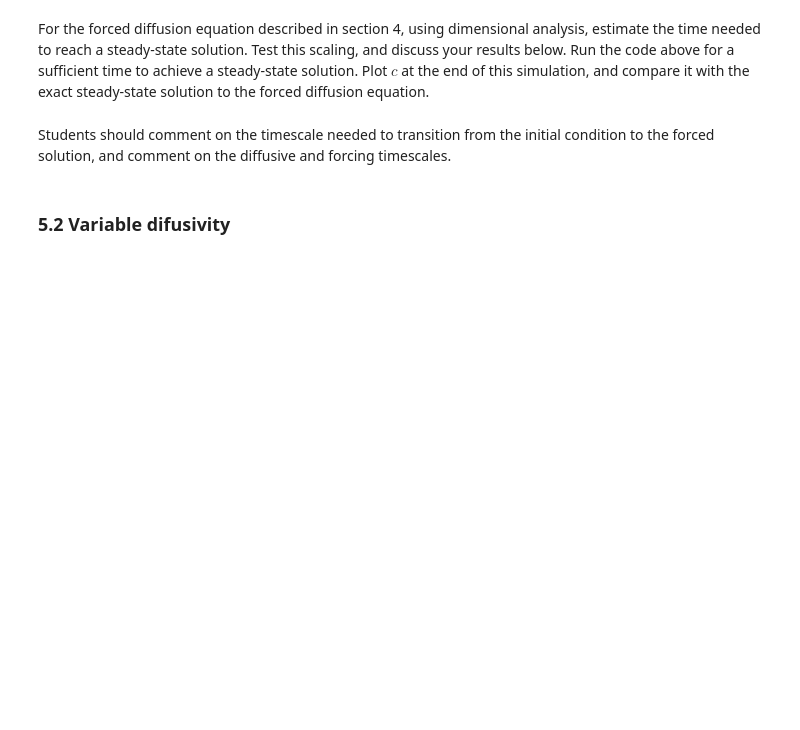
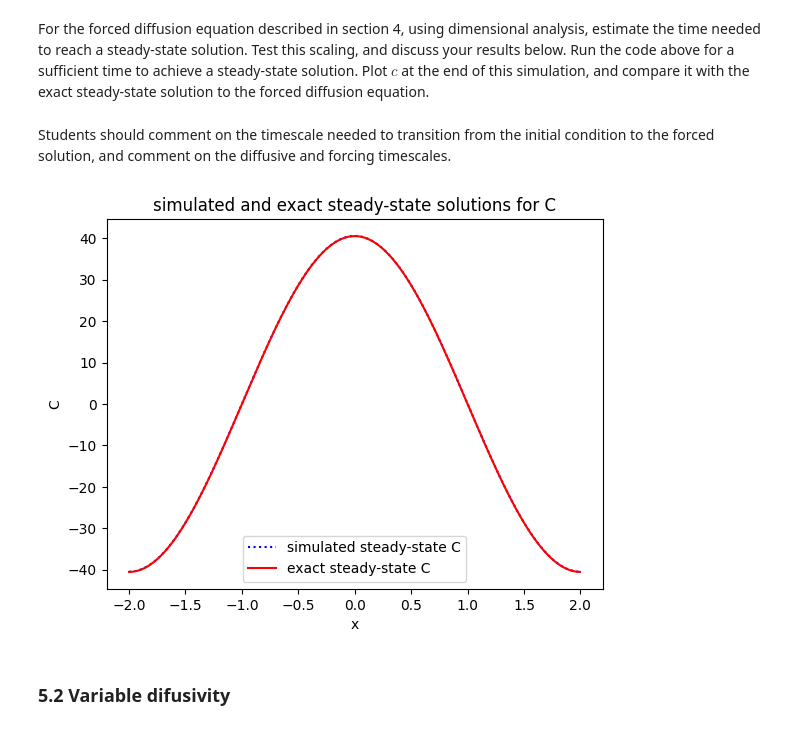
Before and after one commit to Joanna-gittry/QCES, a Jupyter notebook: Project1_dedalus.ipynb, the cells around one changed output. Drawn from its saved outputs; the diff is of its cells as text; code cells hidden in the pictures; blank space fills up the shorter version.

```diff
--- a/Project1_dedalus.ipynb
+++ b/Project1_dedalus.ipynb
@@ -291,8 +303,8 @@ logger = logging.getLogger(__name__)
 # Set some parameters for the problem to be solved
 Nx = 1024 # The number of gridpoints. Note that Fourier transforms are more efficient if this is a power of 2
 Lx = 2; # The domain size in x.  This should be large enough so that the solution goes to zero at the endpoints.
-x_start=-Lx/2; x_end=Lx/2 # The starting and ending bounds on x
-kappa = 0.001 # set the diffusivity
+x_start=-Lx; x_end=Lx # The starting and ending bounds on x
+kappa = 0.01 # set the diffusivity
 
 # Create an x-coordinate, a corresponding basis, and a distributor
 xcoord = dedalus.Coordinate('x')
@@ -320,7 +332,7 @@ problem.add_equation("dt(c) - kappa * dx(dx(c)) = f_x"); # Write out the equatio
 timestepper = dedalus.CNAB1
 solver = problem.build_solver(timestepper)
 
-solver.stop_sim_time = 10 # Stop at 10 simulation time units
+solver.stop_sim_time = 500 # Stop at 10 simulation time units
 
 # Main loop
 timestep = 0.1
@@ -352,6 +378,22 @@ plt.tight_layout()
 For the forced diffusion equation described in section 4, using dimensional analysis, estimate the time needed to reach a steady-state solution. Test this scaling, and discuss your results below. Run the code above for a sufficient time to achieve a steady-state solution. Plot $c$ at the end of this simulation, and compare it with the exact steady-state solution to the forced diffusion equation.
 # %% [markdown]
 Students should comment on the timescale needed to transition from the initial condition to the forced solution, and comment on the diffusive and forcing timescales.
+# %%
+l = len(c_save)
+cc = c_save[l-1]
+plt.plot(x,cc,linestyle='dotted',label='simulated steady-state C',color='blue')
+y = []
+for xx in x:
+    yy = (Lx**2/((np.pi**2)*kappa))*np.cos(np.pi*xx/Lx)
+    y.append(yy)
+plt.plot(x,y,label='exact steady-state C',color='red')
+plt.xlabel('x')
+plt.ylabel('C')
+plt.title('simulated and exact steady-state solutions for C')
+plt.legend()
+plt.show()
+# %% [output]
+[figure, added]
 # %% [markdown]
 ### 5.2 Variable difusivity
 # %% [markdown]
```
Also changed, not shown: parts of 6 cells of this notebook.
